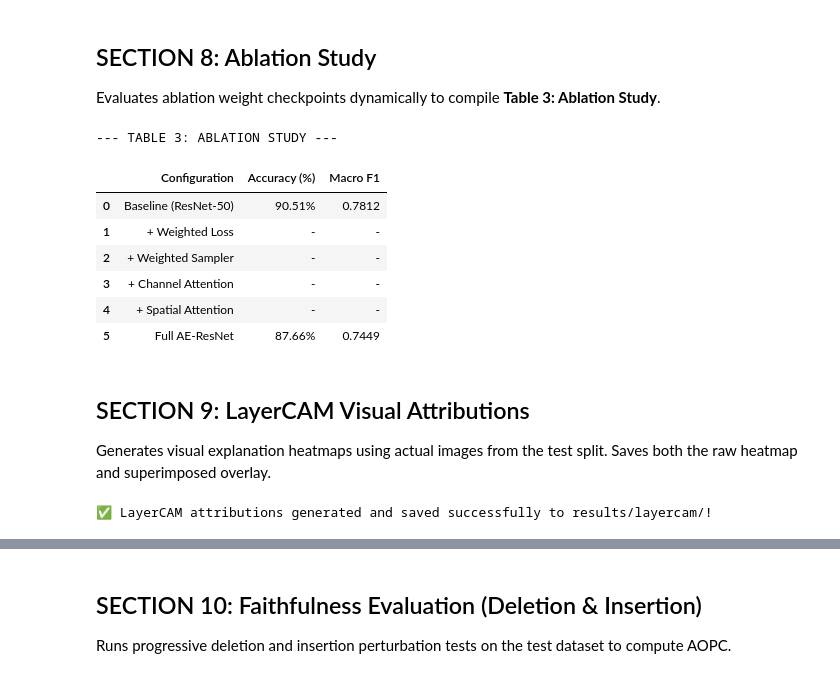
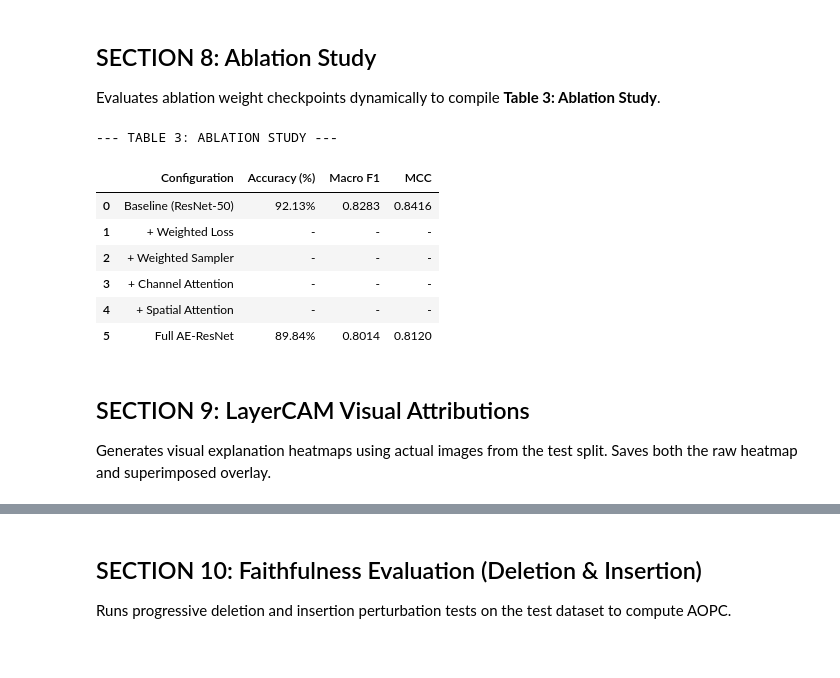
Before and after one commit to Gnanapravallika/retinal-oct-ae-resnet, a Jupyter notebook: AE_ResNet_Project.ipynb, the cells around one changed output, grey strips where cells are left out. Saved outputs shown, nothing was run; the diff lists cells and outputs as text; code cells hidden in the pictures.

```diff
--- a/AE_ResNet_Project.ipynb
+++ b/AE_ResNet_Project.ipynb
@@ -408,17 +455,17 @@ if best_preds is not None:
 ## SECTION 8: Ablation Study
 Evaluates ablation weight checkpoints dynamically to compile **Table 3: Ablation Study**.
 # %%
-# Section 8: Ablation Study Evaluation
+# Section 8: Complete Ablation Study (Single Display)
 import os
 import torch
 import pandas as pd
-from sklearn.metrics import accuracy_score, precision_recall_fscore_support
+from sklearn.metrics import accuracy_score, precision_recall_fscore_support, matthews_corrcoef
 from src.models.ae_resnet import get_model_architecture
 
 def evaluate_checkpoint(model_name, weight_path, loader):
     # If the ablated model weight file doesn't exist, display '-'
     if not os.path.exists(weight_path):
-        return "-", "-"
+        return "-", "-", "-"
 
     model_inst = get_model_architecture(model_name, num_classes=7, pretrained=False).to(device)
     model_inst.load_state_dict(torch.load(weight_path, map_location=device))
@@ -433,82 +480,47 @@ def evaluate_checkpoint(model_name, weight_path, loader):
             preds.extend(p.cpu().numpy())
             labels.extend(targets.numpy())
 
     acc = accuracy_score(labels, preds) * 100
     _, _, f1, _ = precision_recall_fscore_support(labels, preds, average='macro', zero_division=0)
-    return f"{acc:.2f}%", f"{f1:.4f}"
+    mcc = matthews_corrcoef(labels, preds)
+    return f"{acc:.2f}%", f"{f1:.4f}", f"{mcc:.4f}"
 
 # Define the configurations to evaluate
 ablation_configs = [
     ('resnet50', 'models/resnet50_best.pth', 'Baseline (ResNet-50)'),
     ('resnet50', 'models/resnet50_weighted_loss.pth', '+ Weighted Loss'),
     ('resnet50', 'models/resnet50_weighted_sampler.pth', '+ Weighted Sampler'),
     ('ae-resnet', 'models/ae_resnet_channel_only.pth', '+ Channel Attention'),
     ('ae-resnet', 'models/ae_resnet_spatial_only.pth', '+ Spatial Attention'),
     ('ae-resnet', 'models/ae-resnet_best.pth', 'Full AE-ResNet')
 ]
 
 ablation_rows = []
 for model_n, path, config_name in ablation_configs:
-    acc_val, f1_val = evaluate_checkpoint(model_n, path, test_loader)
+    acc_val, f1_val, mcc_val = evaluate_checkpoint(model_n, path, test_loader)
     ablation_rows.append({
         'Configuration': config_name,
         'Accuracy (%)': acc_val,
-        'Macro F1': f1_val
+        'Macro F1': f1_val,
+        'MCC': mcc_val
     })
 
 ablation_df = pd.DataFrame(ablation_rows)
 print('--- TABLE 3: ABLATION STUDY ---')
+# Renders in rich Jupyter view (single display)
 display(ablation_df)
+
 os.makedirs('results/tables', exist_ok=True)
 ablation_df.to_csv('results/tables/table_3_ablation_study.csv', index=False)
 # %% [output]
 --- TABLE 3: ABLATION STUDY ---
-|  | Configuration | Accuracy (%) | Macro F1 |
-| 0 | Baseline (ResNet-50) | 90.51% | 0.7812 |
-| 1 | + Weighted Loss | - | - |
-| 2 | + Weighted Sampler | - | - |
-| 3 | + Channel Attention | - | - |
-| 4 | + Spatial Attention | - | - |
-| 5 | Full AE-ResNet | 87.66% | 0.7449 |
+|  | Configuration | Accuracy (%) | Macro F1 | MCC |
+| 0 | Baseline (ResNet-50) | 92.13% | 0.8283 | 0.8416 |
+| 1 | + Weighted Loss | - | - | - |
+| 2 | + Weighted Sampler | - | - | - |
+| 3 | + Channel Attention | - | - | - |
+| 4 | + Spatial Attention | - | - | - |
+| 5 | Full AE-ResNet | 89.84% | 0.8014 | 0.8120 |
 # %% [markdown]
 ## SECTION 9: LayerCAM Visual Attributions
 Generates visual explanation heatmaps using actual images from the test split. Saves both the raw heatmap and superimposed overlay.
-# %%
-# Section 9: LayerCAM Visual Attributions
-from src.xai.layercam import LayerCAM
-import os
-import cv2
-import numpy as np
-import torch
-from PIL import Image
-
-# Load the best proposed model weights
-ae_resnet_model.load_state_dict(torch.load('models/ae-resnet_best.pth', map_location=device))
-ae_resnet_model.eval()
-
-# Select a sample test image
-sample_path = test_df.iloc[0]['image_path']
-img_pil = Image.open(sample_path).convert('RGB')
-tensor_input = val_transform(img_pil).unsqueeze(0).to(device)
-
-# Generate LayerCAM heatmap on the final convolutional layer (layer4)
-cam_generator = LayerCAM(ae_resnet_model, ae_resnet_model.layer4)
-cam_heatmap = cam_generator.generate(tensor_input, class_idx=int(test_df.iloc[0]['label']))
-cam_generator.release()
-
-# Save the raw heatmap
-os.makedirs('results/layercam', exist_ok=True)
-# FIXED: Removed [0, 0] indexing since the heatmap is already a 2D (H, W) image
-cam_np = cam_heatmap.detach().cpu().numpy()
-cv2.imwrite('results/layercam/raw_heatmap.png', np.uint8(255 * cam_np))
-
-# Generate and save the color overlay
-orig_cv = cv2.imread(sample_path)
-orig_cv = cv2.resize(orig_cv, (224, 224))
-heatmap_color = cv2.applyColorMap(np.uint8(255 * cam_np), cv2.COLORMAP_JET)
-overlay_img = cv2.addWeighted(orig_cv, 0.6, heatmap_color, 0.4, 0)
-cv2.imwrite('results/layercam/heatmap_overlay.png', overlay_img)
-
-print("✅ LayerCAM attributions generated and saved successfully to results/layercam/!")
-# %% [output]
-✅ LayerCAM attributions generated and saved successfully to results/layercam/!
```
Also changed, not shown: parts of 19 cells of this notebook.
